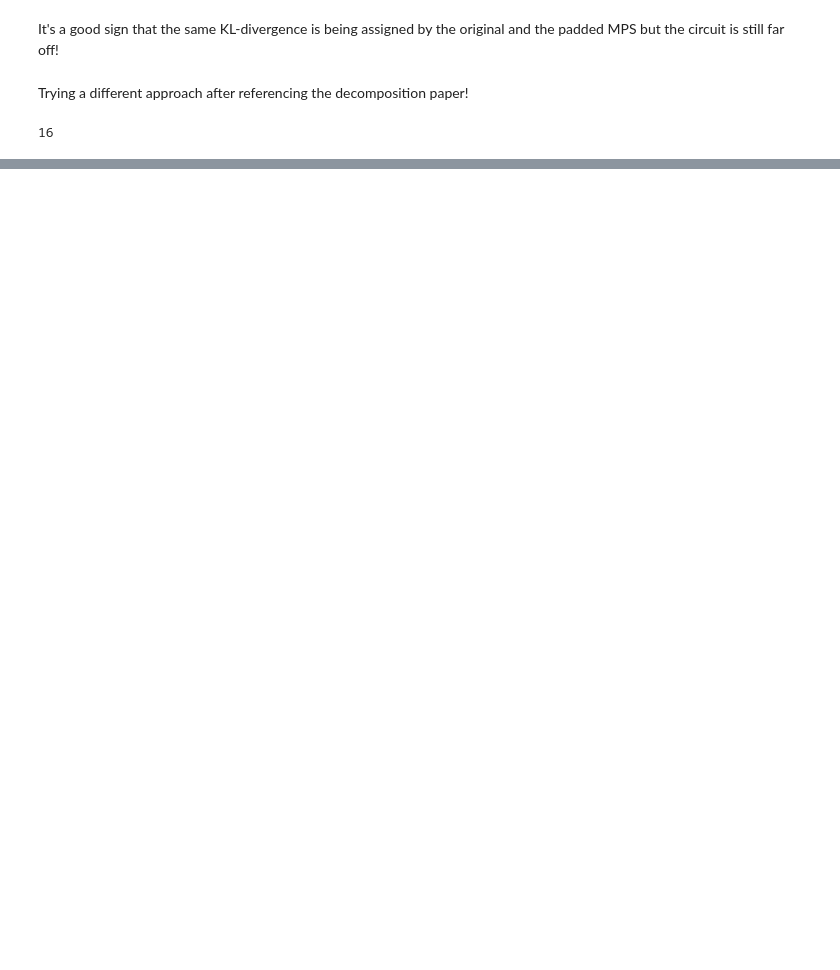
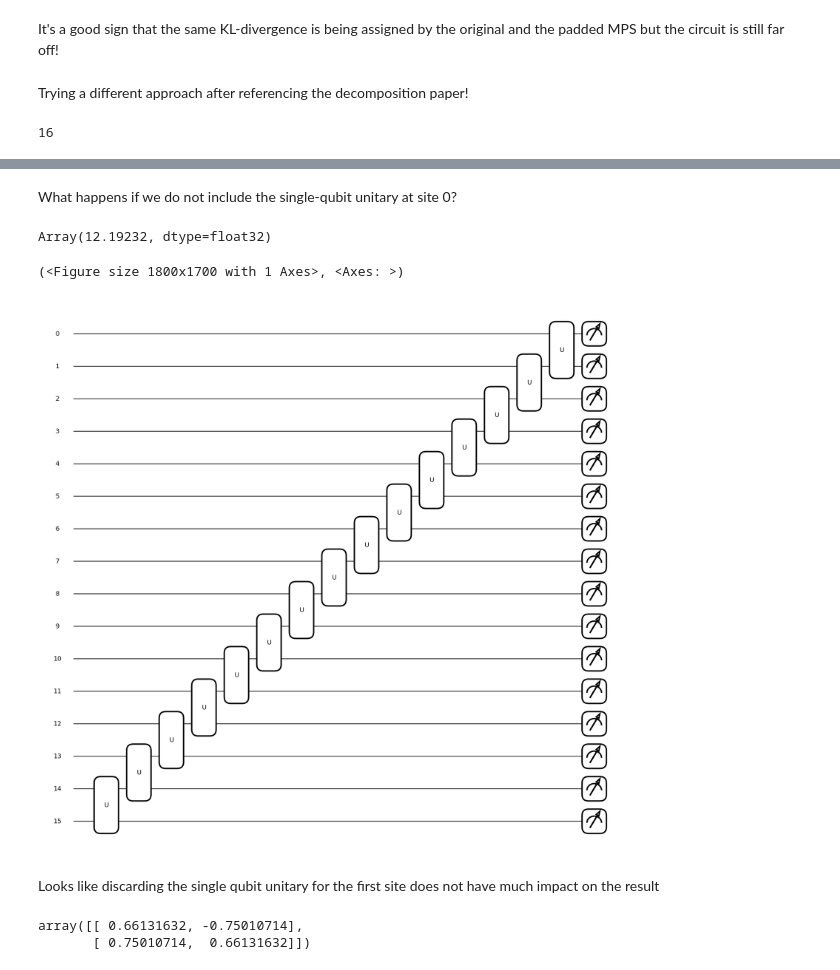
Before and after one commit to congzlwag/UnsupGenModbyMPS, a Jupyter notebook: sandbox/fixing-mps-to-qc.ipynb, the cells around one changed output, grey strips where cells are left out. Cells and saved outputs as stored; diff of their text form; code cells hidden in the pictures; blank space fills up the shorter version.

```diff
--- a/sandbox/fixing-mps-to-qc.ipynb
+++ b/sandbox/fixing-mps-to-qc.ipynb
@@ -348 +351,35 @@ qml.drawer.draw_mpl(mps_circuit)()
 [figure]
+# %% [markdown]
+What happens if we do not include the single-qubit unitary at site 0?
+# %%
+truncated_unitaries = unitary_list[1:]
+
+@qml.qnode(dev)
+def mps_circuit():
+    # start from wire N (n-1), apply the N-1 (n) unitary to the last wire upto the no.
+    # of wires allowed by the unitary size and repeat until wire 2 (1)
+    for wire in range(n_wires-1, 0, -1):
+        unitary = truncated_unitaries[wire-1]
+        n_qubits = int(np.log2(unitary.shape[0]))
+        u_wires = [wire] + list(range(wire-1, wire-n_qubits, -1))
+        qml.QubitUnitary(unitary, wires=u_wires)
+
+    return qml.probs(wires=range(n_wires))
+# %%
+qc_probs = mps_circuit()
+filter_qc_probs = metrics.filter_probs(qc_probs, data_states)
+metrics.kl_divergence_synergy_paper(30, filter_qc_probs)
+# %% [output]
+Array(12.19232, dtype=float32)
+# %%
+qml.drawer.draw_mpl(mps_circuit)()
+# %% [output]
+(<Figure size 1800x1700 with 1 Axes>, <Axes: >)
+[figure, added]
+# %% [markdown]
+Looks like discarding the single qubit unitary for the first site does not have much impact on the result
+# %%
+unitary_list[0]
+# %% [output]
+array([[ 0.66131632, -0.75010714],
+       [ 0.75010714,  0.66131632]])
```
Also changed, not shown: parts of 13 cells of this notebook, 2 other files.
